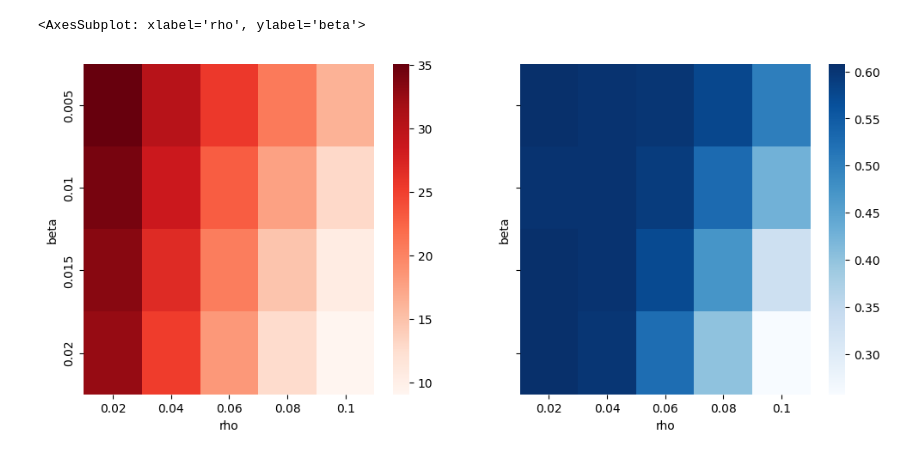
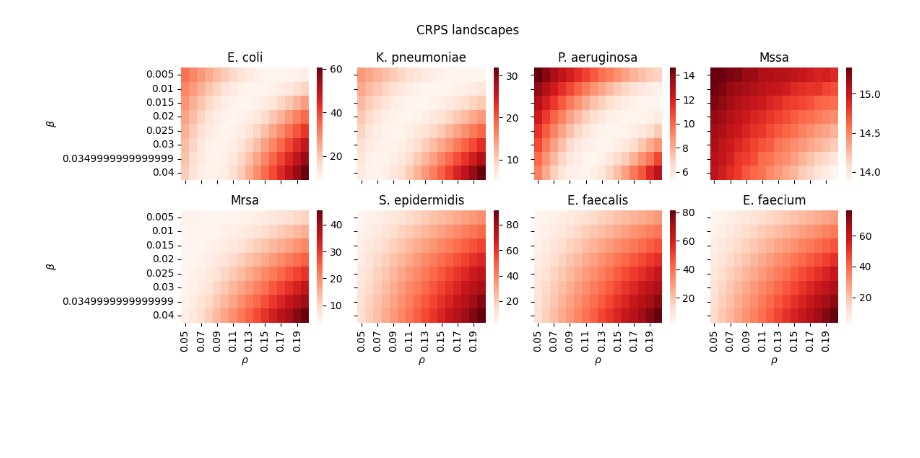
Before and after one commit to ChaosDonkey06/AMR_ABM2, a Jupyter notebook: abm/plot_grid_search.ipynb, the cells around one changed output. Saved outputs shown, nothing was run; the diff lists cells and outputs as text; code cells hidden in the pictures; blank space fills up the shorter version.

Commit message:
update abm grid searchs.

```diff
--- a/abm/plot_grid_search.ipynb
+++ b/abm/plot_grid_search.ipynb
@@ -44,21 +44,35 @@ def amro2cute(amro):
     elif amro=="ENTEROCOCCUS FAECIUM":
         return "e_faecium"
 # %%
-amro_search = ['ESCHERICHIA COLI', 'KLEBSIELLA PNEUMONIAE', 'PSEUDOMONAS AERUGINOSA', 'METHICILLIN-SUSCEPTIBLE STAPHYLOCOCCUS AUREUS',
-                'METHICILLIsN-RESISTANT STAPHYLOCOCCUS AUREUS', 'STAPHYLOCOCCUS EPIDERMIDIS', 'ENTEROCOCCUS FAECALIS', 'ENTEROCOCCUS FAECIUM']
-
-amro         = amro_search[0]
-crps_amro_df = pd.read_csv( os.path.join("..", "preliminary_results", f"crps_{amro2cute(amro)}.csv"), index_col=None).drop(columns=['Unnamed: 0'])
-crps_amro_df
-
-hm_crps_df = crps_amro_df.pivot(index='beta', columns='rho', values='crps')
-hm_cov_df  = crps_amro_df.pivot(index='beta', columns='rho', values='calibration_score')
-
 import seaborn as sns
 
-fig, ax = plt.subplots(1, 2, figsize=(12, 5), sharey=True)
-sns.heatmap(ax=ax[0], data=hm_crps_df, cmap='Reds')
-sns.heatmap(ax=ax[1], data=hm_cov_df,  cmap='Blues')
+amro_search = ['ESCHERICHIA COLI', 'KLEBSIELLA PNEUMONIAE', 'PSEUDOMONAS AERUGINOSA', 'METHICILLIN-SUSCEPTIBLE STAPHYLOCOCCUS AUREUS',
+                'METHICILLIN-RESISTANT STAPHYLOCOCCUS AUREUS', 'STAPHYLOCOCCUS EPIDERMIDIS', 'ENTEROCOCCUS FAECALIS', 'ENTEROCOCCUS FAECIUM']
+
+
+fig, ax = plt.subplots(2, 4, figsize=(12, 5), sharey=True, sharex=True)
+
+for idx_axi, axi in enumerate(ax.flatten()):
+
+    amro         = amro_search[idx_axi]
+    crps_amro_df = pd.read_csv( os.path.join("..", "preliminary_results", f"crps_{amro2cute(amro)}.csv"), index_col=None).drop(columns=['Unnamed: 0'])
+    crps_amro_df
+
+    hm_crps_df = crps_amro_df.pivot(index='beta', columns='rho', values='crps')
+    hm_cov_df  = crps_amro_df.pivot(index='beta', columns='rho', values='calibration_score')
+    sns.heatmap(ax=axi, data=hm_crps_df, cmap='Reds')
+    axi.set_ylabel(None)
+    axi.set_xlabel(None)
+
+    axi.set_title(". ".join(amro2cute(amro).split("_")).capitalize())
+
+ax[0, 0].set_ylabel(r'$\beta$')
+ax[1, 0].set_ylabel(r'$\beta$')
+
+for i in range(4):
+    ax[1, i].set_xlabel(r'$\rho$')
+
+fig.suptitle("CRPS landscapes")
+plt.tight_layout()
 # %% [output]
-<AxesSubplot: xlabel='rho', ylabel='beta'>
-[figure, old version]
+[figure, new version]
```
Also changed, not shown: parts of 3 cells of this notebook, 5 other files.
